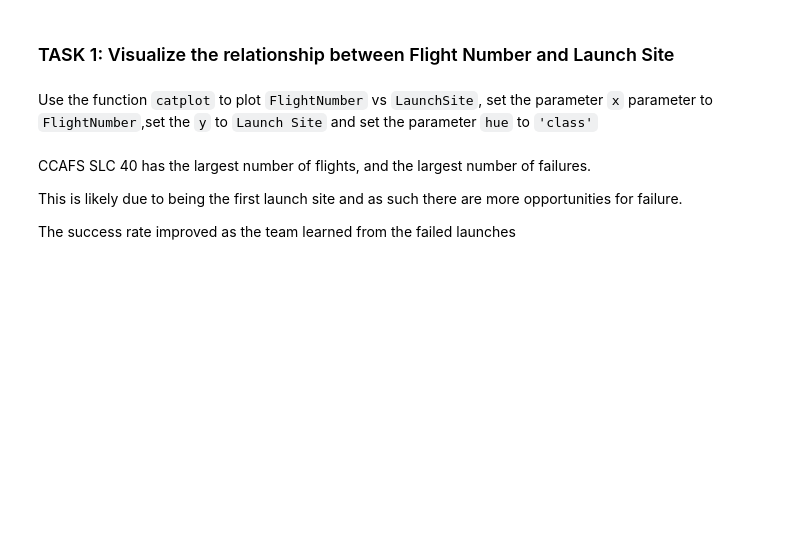
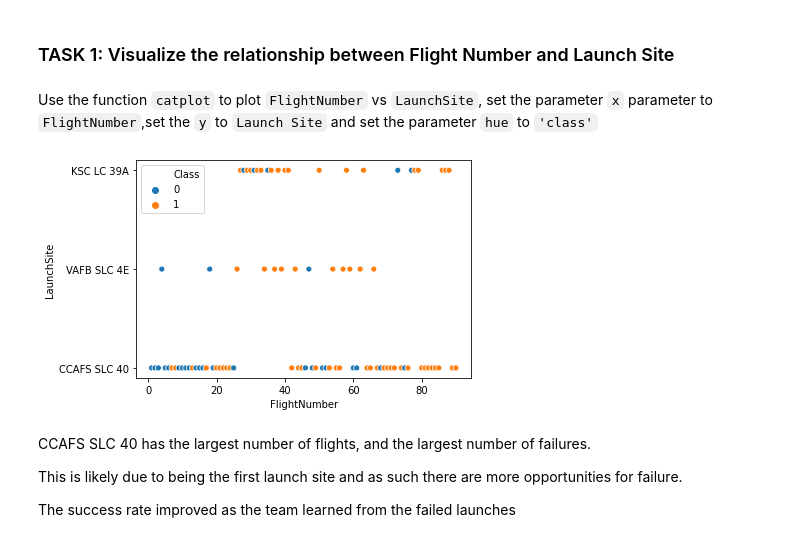
Before and after one commit to jaksaffras/Coursera-IBM-DataScience, a Jupyter notebook: Exploratory Data Analysis with Visualization.ipynb, the cells around one changed output. Saved outputs shown, nothing was run; the diff lists cells and outputs as text; code cells hidden in the pictures; blank space fills up the shorter version.

```diff
--- a/Exploratory Data Analysis with Visualization.ipynb
+++ b/Exploratory Data Analysis with Visualization.ipynb
@@ -86,9 +86,11 @@ Use the function <code>catplot</code> to plot <code>FlightNumber</code> vs <code
 # %%
 # Plot a scatter point chart with x axis to be Flight Number and y axis to be the launch site, and hue to be the class value
 sns.scatterplot(x='FlightNumber',y='LaunchSite', hue = 'Class',data = df)
 plt.xlabel = 'Flight Number'
 plt.ylabel = 'Launch Site'
-plt.show
+plt.show()
+# %% [output]
+[figure, added]
 # %% [markdown]
 CCAFS SLC 40 has the largest number of flights, and the largest number of failures.
 
```
Also changed, not shown: parts of 12 cells of this notebook.
